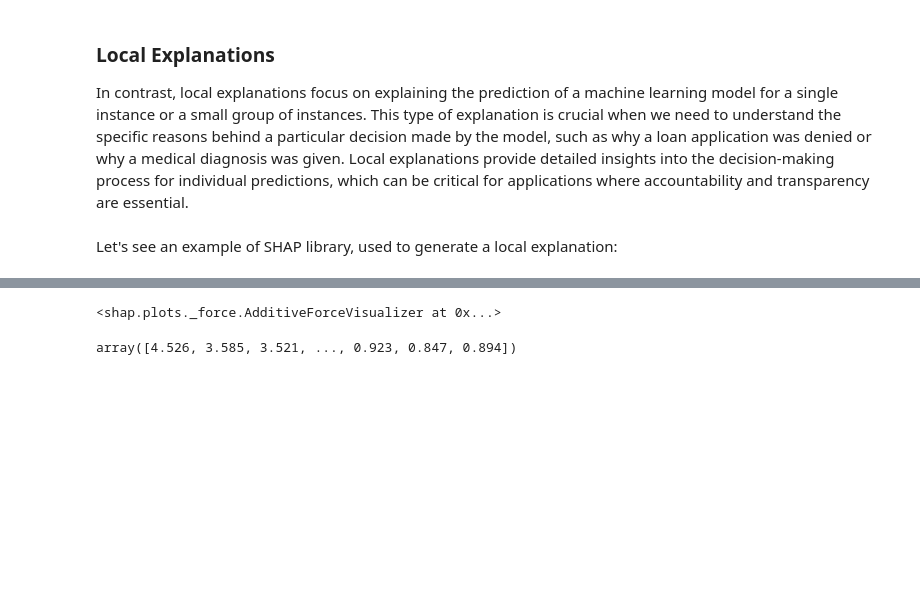
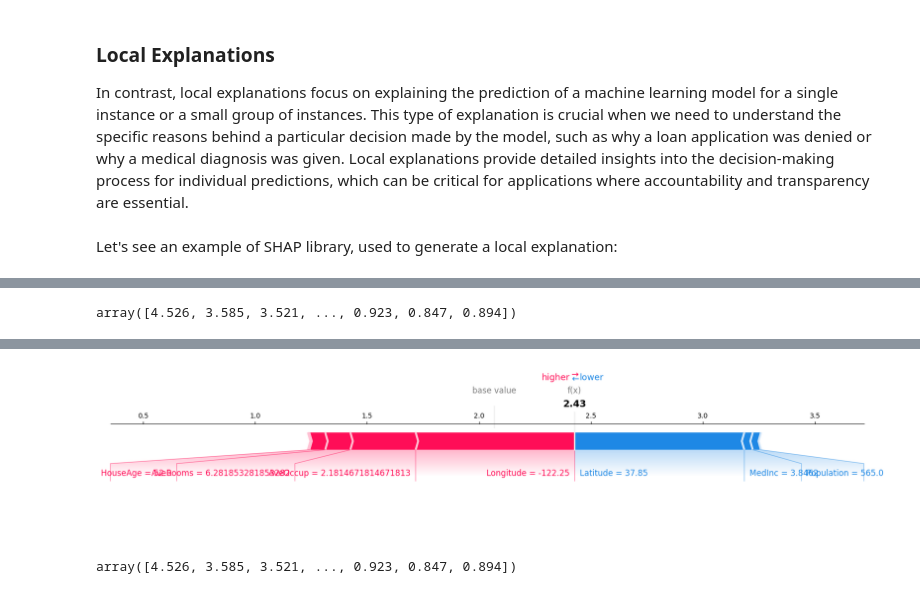
Before and after one commit to Naviden/Introduction-to-XAI, a Jupyter notebook: Notebooks/Dimensions.ipynb, the cells around one changed output, grey strips where cells are left out. Cells and saved outputs as stored; diff of their text form; code cells hidden in the pictures; blank space fills up the shorter version.

```diff
--- a/Notebooks/Dimensions.ipynb
+++ b/Notebooks/Dimensions.ipynb
@@ -57,22 +76,26 @@ Let's see an example of SHAP library, used to generate a local explanation:
+# %%
+y
+# %% [output]
+array([4.526, 3.585, 3.521, ..., 0.923, 0.847, 0.894])
 # %%
 import xgboost
 import shap
 import warnings
 warnings.filterwarnings('ignore')
 
 # train an XGBoost model
 X, y = shap.datasets.california()
 model = xgboost.XGBRegressor().fit(X, y)
 
 shap.initjs()
 # explain the model's predictions using SHAP
 explainer = shap.Explainer(model)
 shap_values = explainer(X)
 # visualize the first prediction's explanation with a force plot
-shap.plots.force(shap_values[10])
+shap.plots.force(shap_values[4], matplotlib=True)
 # %% [output]
 [interactive output not drawn]
-<shap.plots._force.AdditiveForceVisualizer at 0x...>
+[figure, added]
 # %%
 y
 # %% [output]
```
Also changed, not shown: parts of 3 cells of this notebook, 2 other files.
